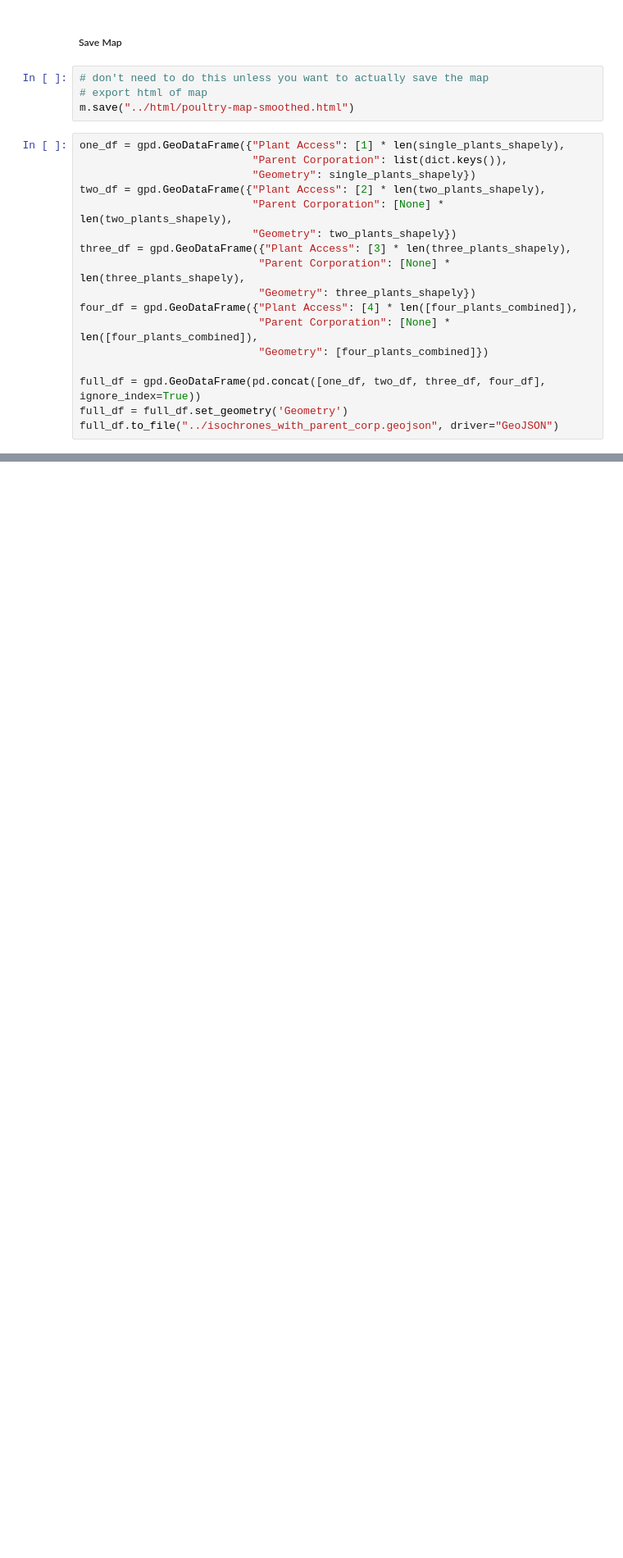
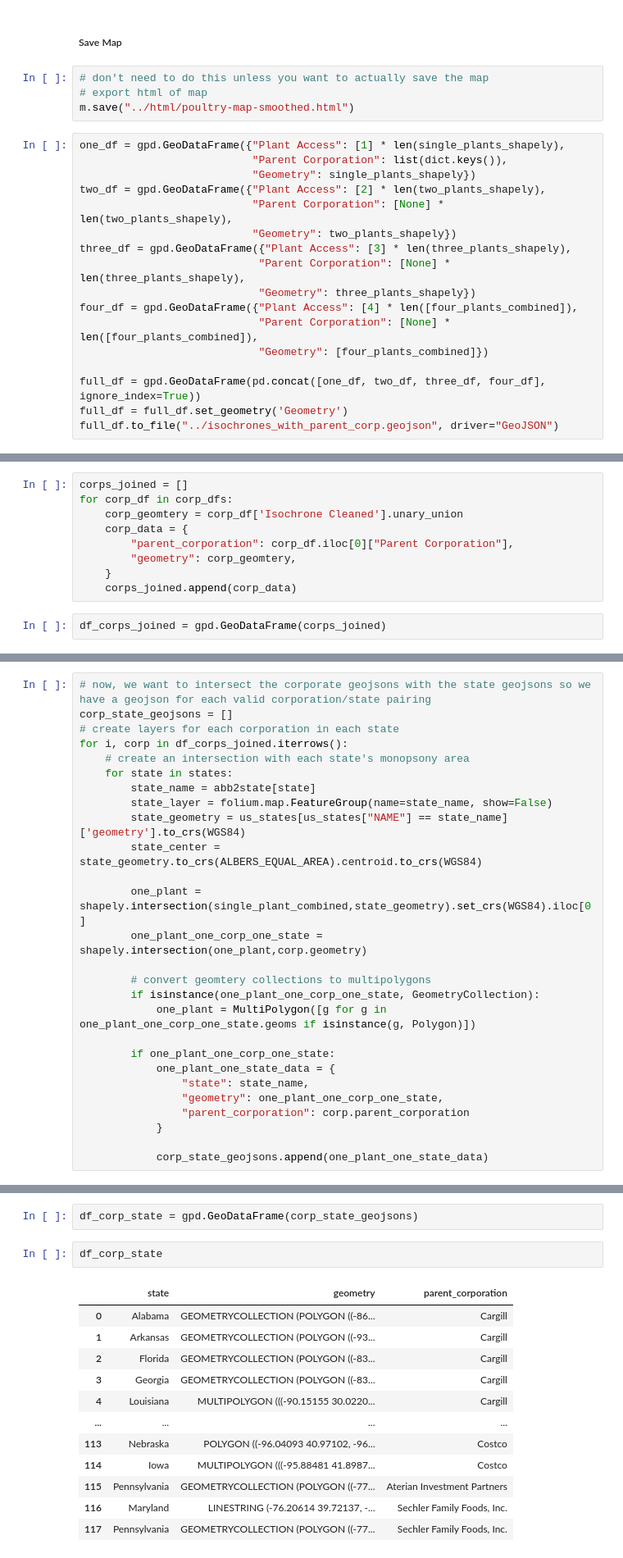
Before and after one commit to uchicago-dsi/rafi-poultry, a Jupyter notebook: notebooks/parent-corp-geojson-creation.ipynb, the cells around one changed output, grey strips where cells are left out. Shown at 82% size. Saved outputs shown, nothing was run; the diff lists cells and outputs as text; blank space fills up the shorter version.

Commit message:
Added state level
Former-commit-id: 45db5887e60259b414ed323ee25ba48132d3a301

```diff
--- a/notebooks/parent-corp-geojson-creation.ipynb
+++ b/notebooks/parent-corp-geojson-creation.ipynb
@@ -348,0 +450,11 @@ full_df.to_file("../isochrones_with_parent_corp.geojson", driver="GeoJSON")
+# %%
+corps_joined = []
+for corp_df in corp_dfs:
+    corp_geomtery = corp_df['Isochrone Cleaned'].unary_union
+    corp_data = {
+        "parent_corporation": corp_df.iloc[0]["Parent Corporation"],
+        "geometry": corp_geomtery,
+    }
+    corps_joined.append(corp_data)
+# %%
+df_corps_joined = gpd.GeoDataFrame(corps_joined)
@@ -348,0 +470,27 @@ full_df.to_file("../isochrones_with_parent_corp.geojson", driver="GeoJSON")
+# %%
+# now, we want to intersect the corporate geojsons with the state geojsons so we have a geojson for each valid corporation/state pairing
+corp_state_geojsons = []
+# create layers for each corporation in each state
+for i, corp in df_corps_joined.iterrows():
+    # create an intersection with each state's monopsony area
+    for state in states:
+        state_name = abb2state[state]
+        state_layer = folium.map.FeatureGroup(name=state_name, show=False)
+        state_geometry = us_states[us_states["NAME"] == state_name]['geometry'].to_crs(WGS84)
+        state_center = state_geometry.to_crs(ALBERS_EQUAL_AREA).centroid.to_crs(WGS84)
+
+        one_plant = shapely.intersection(single_plant_combined,state_geometry).set_crs(WGS84).iloc[0]
+        one_plant_one_corp_one_state = shapely.intersection(one_plant,corp.geometry)
+
+        # convert geomtery collections to multipolygons
+        if isinstance(one_plant_one_corp_one_state, GeometryCollection):
+            one_plant = MultiPolygon([g for g in one_plant_one_corp_one_state.geoms if isinstance(g, Polygon)])
+
+        if one_plant_one_corp_one_state:
+            one_plant_one_state_data = {
+                "state": state_name,
+                "geometry": one_plant_one_corp_one_state,
+                "parent_corporation": corp.parent_corporation
+            }
+
+            corp_state_geojsons.append(one_plant_one_state_data)
@@ -348,0 +501,17 @@ full_df.to_file("../isochrones_with_parent_corp.geojson", driver="GeoJSON")
+# %%
+df_corp_state = gpd.GeoDataFrame(corp_state_geojsons)
+# %%
+df_corp_state
+# %% [output]
+|  | state | geometry | parent_corporation |
+| 0 | Alabama | GEOMETRYCOLLECTION (POLYGON ((-86... | Cargill |
+| 1 | Arkansas | GEOMETRYCOLLECTION (POLYGON ((-93... | Cargill |
+| 2 | Florida | GEOMETRYCOLLECTION (POLYGON ((-83... | Cargill |
+| 3 | Georgia | GEOMETRYCOLLECTION (POLYGON ((-83... | Cargill |
+| 4 | Louisiana | MULTIPOLYGON (((-90.15155 30.0220... | Cargill |
+| ... | ... | ... | ... |
+| 113 | Nebraska | POLYGON ((-96.04093 40.97102, -96... | Costco |
+| 114 | Iowa | MULTIPOLYGON (((-95.88481 41.8987... | Costco |
+| 115 | Pennsylvania | GEOMETRYCOLLECTION (POLYGON ((-77... | Aterian Investment Partners |
+| 116 | Maryland | LINESTRING (-76.20614 39.72137, -... | Sechler Family Foods, Inc. |
+| 117 | Pennsylvania | GEOMETRYCOLLECTION (POLYGON ((-77... | Sechler Family Foods, Inc. |
```
Also changed, not shown: parts of 19 cells of this notebook.
